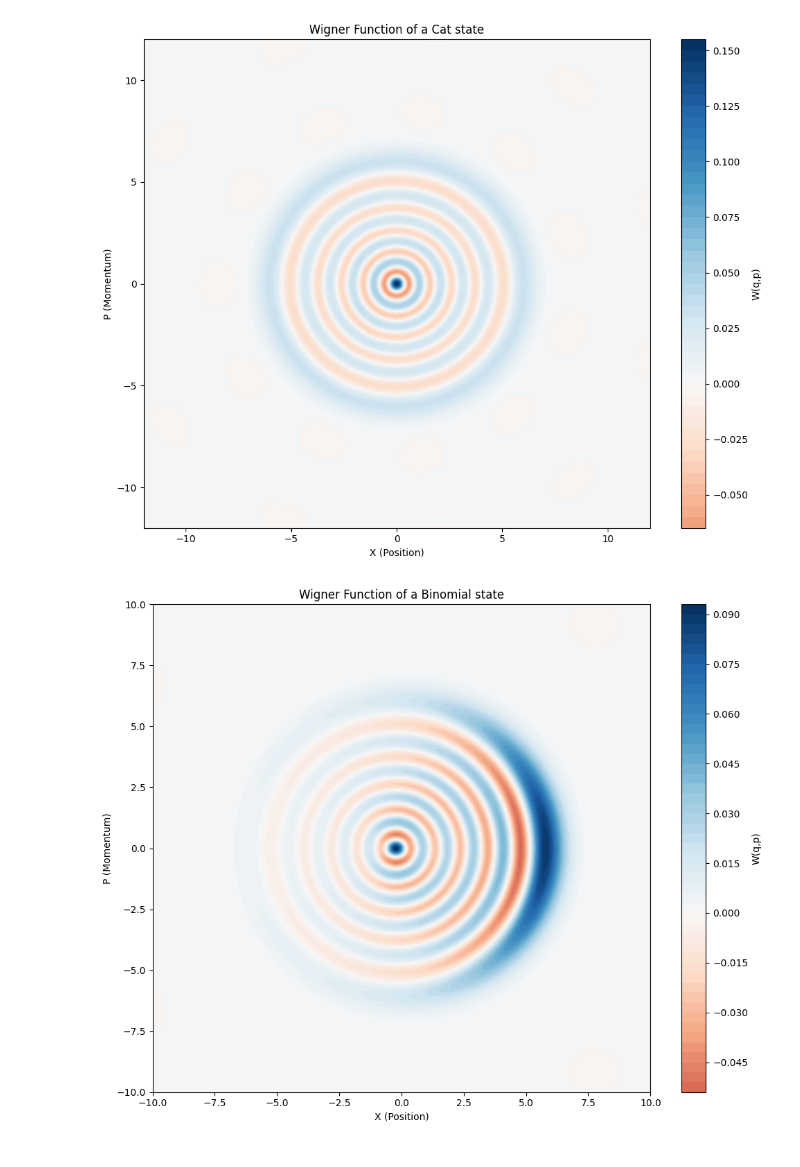
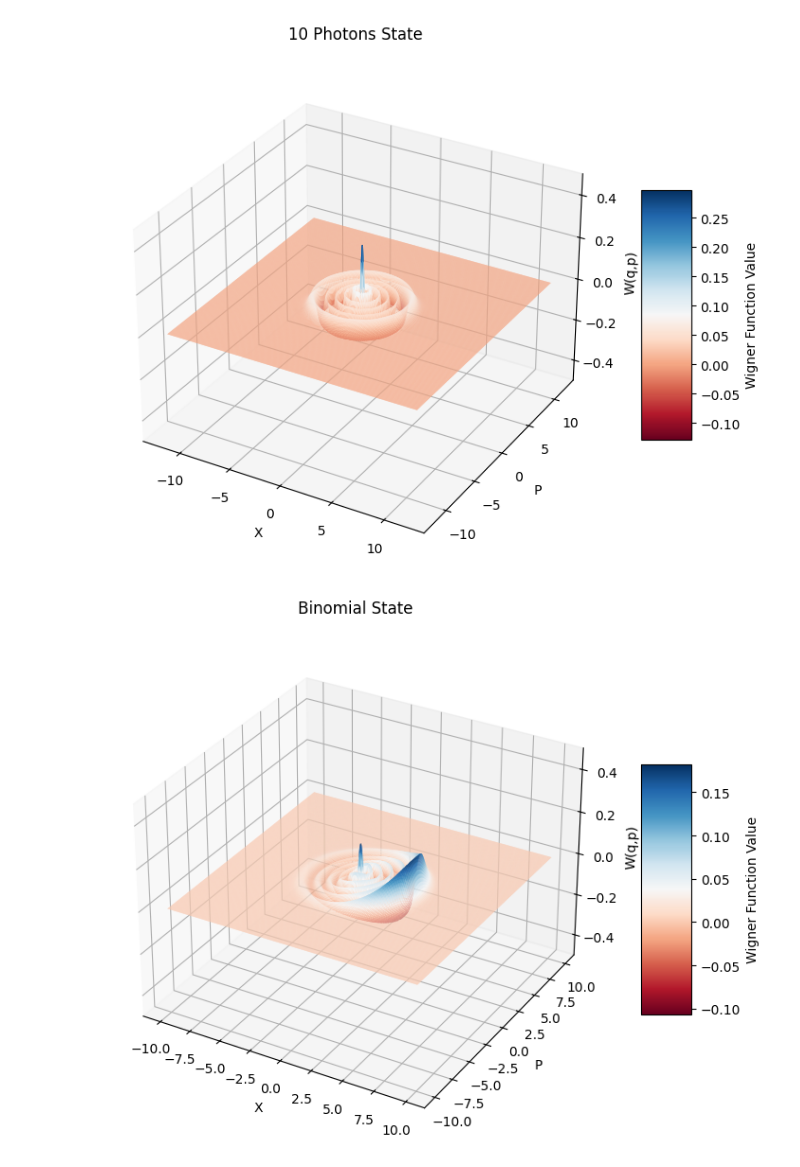
Before and after one commit to QiZhongLi/CV_Simulation, a Jupyter notebook: TestingClass.ipynb, the cells around one changed output. Saved outputs shown, nothing was run; the diff lists cells and outputs as text; code cells hidden in the pictures.

```diff
--- a/TestingClass.ipynb
+++ b/TestingClass.ipynb
@@ -8,7 +8,7 @@ from scipy.special import eval_laguerre
 # Thank you Bastian for letting me use your ipynb as """inspiration"""
 # Update: At this point, it looks nothing alike.
 
-hbar = 2
+hbar = 1
 # %%
 class State():
 
@@ -328,7 +343,7 @@ def indices(N):
 
     return k, l
 
-def Fock2Coh(N, prox, epsilon = None, hbar = 2):
+def Fock2Coh(N, prox, epsilon = None, hbar = 1):
     """
      Written by me (I'm serious) (With some inspiration from Olga)
 
@@ -367,7 +382,7 @@ def Fock2Coh(N, prox, epsilon = None, hbar = 2):
 
     return mu.T, cov, w_kl, num_k
 
-def prepare_fock_coherent(n, prox=1e-4, epsilon = None, hbar = 2):
+def prepare_fock_coherent(n, prox=1e-4, epsilon = None, hbar = 1):
     """
     Basically identical to Olga's function.
     Not much to change. Just makes life easier.
@@ -456,7 +471,7 @@ def prepare_sqz_cat_coherent(r, alpha, k, hbar):
     sq_cat.Update(data)
     return sq_cat
 
-def fock_sprPos_Cohr(coeffs, prox=1e-4, epsilon = None, hbar = 2):
+def fock_sprPos_Cohr(coeffs, prox=1e-4, epsilon = None, hbar = 1):
     '''
     For Converting Fock states into a superposition of Gaussian states
     Follows eq. (48), (49), (17), (18), (19)
@@ -500,11 +515,13 @@ def fock_sprPos_Cohr(coeffs, prox=1e-4, epsilon = None, hbar = 2):
     log_weights = d_kl
     #log_weights[N+1:] += np.log(2)
     num_k = N + 1
+
     # Normalization
+    # Olga had these lines in her code for some reason
+    # And it just doesn't work with my Wigner function :/
     #log_norm = logsumexp(log_weights)
     #norm = np.exp(log_norm).real
     #log_weights -= np.log(norm)
-
 
     # From the paragraph after eq. 20
     log_weights += c[l] + np.conjugate(c[k])
@@ -630,43 +775,27 @@ fock = prepare_fock_coherent(10)
 x = np.linspace(-12,12,300)
 Wfock = fock.get_wigner(x,x)
 
-X, P = np.meshgrid(x, x)
-plt.figure(figsize=(10, 8))
-contour = plt.contourf(X, P, Wfock.real, levels=50, cmap='RdBu', vmin=-np.max(np.abs(Wfock.real)), vmax=np.max(np.abs(Wfock.real)))
-cbar = plt.colorbar(contour)
-cbar.set_label('W(q,p)')
-plt.xlabel('X (Position)')
-plt.ylabel('P (Momentum)')
-plt.title('Wigner Function of a Cat state')
-plt.tight_layout()
-plt.show()
+plot_wigner_3D(Wfock.real, x, x, title='10 Photons State', figsize = (8,6))
+#plot_wigner_with_marginals_2D(Wfock.real,x,x, title='Wigner Function of Cat State')
 # %% [output]
-[figure, old version]
+[figure, new version]
 # %%
 # Binomial state
 from scipy.special import comb
 def binom_coeffs(eta, M):
     ns = np.arange(M+1)
     return np.sqrt(comb(M,ns) * eta **ns * (1-eta)**(M-ns))
 
 M = 10
 eta = 0.95
 
 fock_coeffs = binom_coeffs(eta, M)
 #fock_coeffs = np.array([1,2,3])
-binom = prepare_sprPos_Fock(fock_coeffs, 1e-4, hbar = 2)
+binom = prepare_sprPos_Fock(fock_coeffs, 1e-4, hbar = 1)
 x = np.linspace(-10,10,300)
 Wbinom = binom.get_wigner(x,x)
 
-X, P = np.meshgrid(x, x)
-plt.figure(figsize=(10, 8))
-contour = plt.contourf(X, P, Wbinom.real, levels=50, cmap='RdBu', vmin=-np.max(np.abs(Wbinom.real)), vmax=np.max(np.abs(Wbinom.real)))
-cbar = plt.colorbar(contour)
-cbar.set_label('W(q,p)')
-plt.xlabel('X (Position)')
-plt.ylabel('P (Momentum)')
-plt.title('Wigner Function of a Binomial state')
-plt.tight_layout()
-plt.show()
+plot_wigner_3D(Wbinom.real, x, x, title='Binomial State', figsize = (8,6))
+#plot_wigner_with_marginals_2D(Wbinom.real,x,x, title='Binomial State')
 # %% [output]
-[figure, old version]
+[figure, new version]
```
Also changed, not shown: parts of 9 cells of this notebook.
